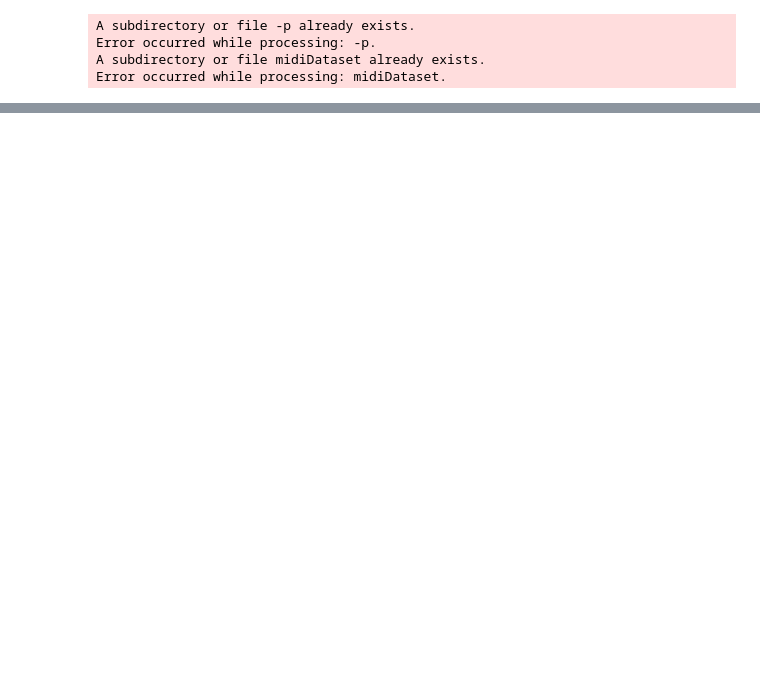
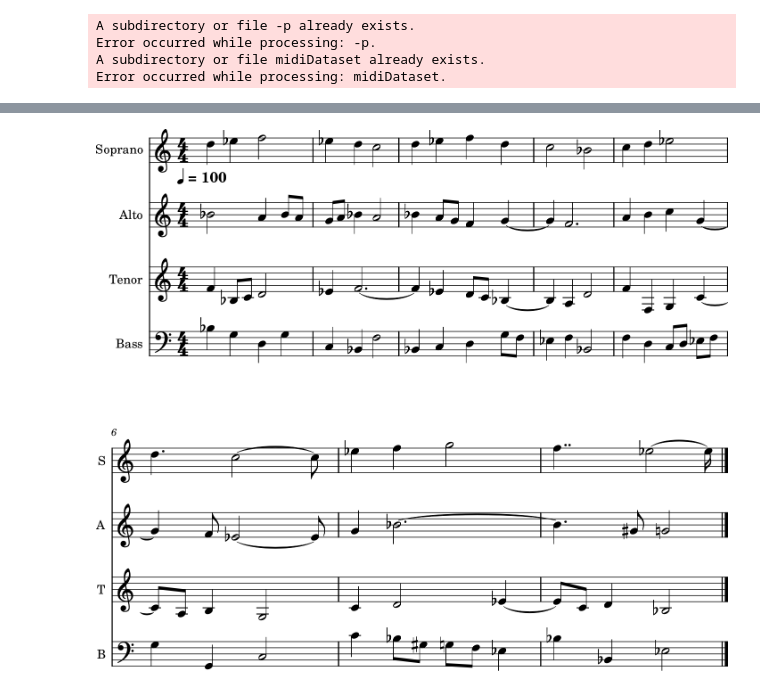
Before and after one commit to lwgmiller/HonoursProject-reharmonisationGAN, a Jupyter notebook: EvaluationModel.ipynb, the cells around one changed output, grey strips where cells are left out. Saved outputs shown, nothing was run; the diff lists cells and outputs as text; code cells hidden in the pictures; blank space fills up the shorter version.

```diff
--- a/EvaluationModel.ipynb
+++ b/EvaluationModel.ipynb
@@ -598,20 +540,26 @@ SyntaxError: invalid syntax (2496412717.py, line 38)
 # %%
 
-b = music21.converter.parse(r"C:\Users\lwgmi\Documents\Modeloutputs\output-20_06_22.mid")
+b = music21.converter.parse(r"C:\Users\lwgmi\Documents\GitHub\HonoursProject-reharmonisationGAN\midiDataset\test1.mid")
 
 partStream = b.parts.stream()
 
-for n in b.pitches:
-    print("Pitch: " + str(n))
+#for p in partStream:
+    #print(p.id)
 
-print("*************")
+count = 0
 
-for n in b.notes:
-    print("Note: " + str(n))
+for n in b.recurse().notes:
+    #print("Note: %s%d %0.1f" % (n.pitch.name, n.pitch.octave, n.duration.quarterLength))
 
-
+        #notes.append(n)
+    count = count+1
+    #print("Note: %s%s  %s " % (n.pitch.name, n.pitch.octave, n.pitch.midi))
+#print(count)
+#rint(partStream)
 
 b.show()
+# %% [output]
+[figure, added]
 # %%
 paths = corpus.getComposer('bach')
 
```
Also changed, not shown: parts of 15 cells of this notebook.
